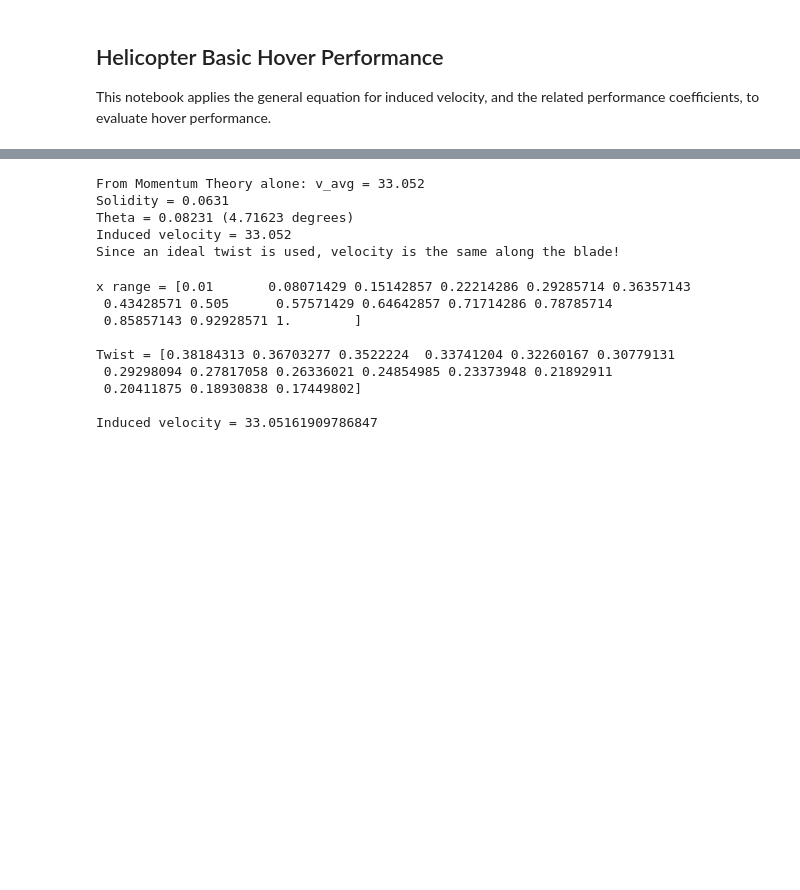
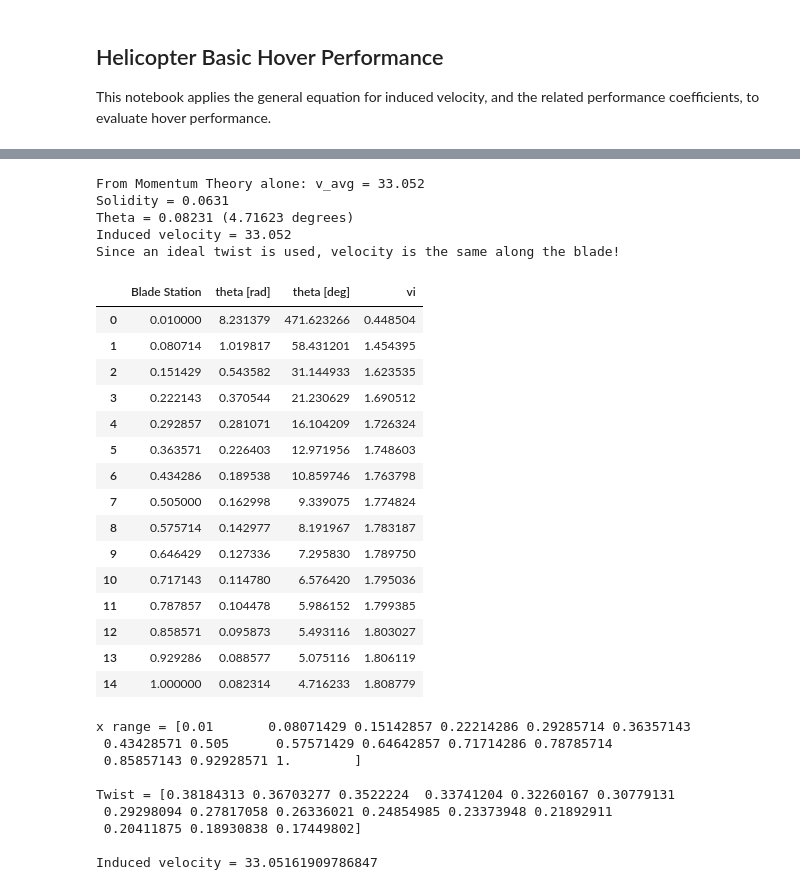
Before and after one commit to Czarified/helipypter, a Jupyter notebook: hoverPerformance.ipynb, the cells around one changed output, grey strips where cells are left out. Saved outputs shown, nothing was run; the diff lists cells and outputs as text; code cells hidden in the pictures; blank space fills up the shorter version.

```diff
--- a/hoverPerformance.ipynb
+++ b/hoverPerformance.ipynb
@@ -55,6 +55,11 @@ def phi_tip(vi: float, V: float, Omega: float, R: float):
     '''
     Calculates the inflow angle, using an induced velocity, climb rate,
     and tip speed.
+
+    vi: induced velocity
+    V : climb velocity
+    Omega: angular speed (rotation or rotor)
+    R : rotor radius
 
     Ensure consistent units are used!
     '''
@@ -96,9 +101,9 @@ def local_solidity(b: int,
     return b*c/(math.pi*R)
 
 
-def vel_i(Ohm: float,
+def vel_i(theta: float,
+          Ohm: float,
           solidity_x: float,
-          theta: float,
           R: float,
           x: float,
           a: float = 2*math.pi,
@@ -106,6 +111,7 @@ def vel_i(Ohm: float,
          ):
     '''
     This function calculates the induced velocity, based on design parameters.
+    Gessow-Myers Eq 4-7.
 
     Ensure that consistent units are used!
     '''
@@ -135,7 +141,8 @@ BLADES = 4         # []
 DIAMETER = 35      # [ft]
 R = DIAMETER/2     # [ft]
 CHORD = 10.4/12    # [ft]    ; from the example in lecture 7
-Ohm = 756/R        # [rad/s] ; from the example in lecture 7
+OMEGA = 756/R      # [rad/s] ; from the example in lecture 7
+a = 2*math.pi
 
 atm = coesa.table(0) # an atmosphere at 0 height
 rho = atm[3]/515   # [slugs/ft3] ; coesa returns rho in SI units (kg/m3)/515 = slugs/ft3
@@ -144,40 +151,68 @@ sol = local_solidity(b=BLADES, c=CHORD, x=1, R=R)
 # %%
 ## For an ideal twist, what is the induced velocity and blade angle?
 
-theta = theta_tip_ideal(thrust_Ct_mom(THRUST, R, rho, Ohm),                               # The Ct from mom. theory
+theta_t = theta_tip_ideal(thrust_Ct_mom(THRUST, R, rho, OMEGA),                           # The Ct from mom. theory
                         sol,                                                              # Solidity
                         2*math.pi,                                                        # Lift curve slope
                         phi_tip(vi = mom_Theory_vi(T=THRUST, rho=rho, A=math.pi*R**2),    # Inflow angle, based on momentum theory
                                 V = 0,
-                                Omega = Ohm,
+                                Omega = OMEGA,
                                 R = R
                                )
                        )
 
 print('From Momentum Theory alone: v_avg = {:.5}'.format(mom_Theory_vi(T=5000,
                                                          rho=rho,
                                                          A=math.pi*R**2)
                                                         )
      )
 
-vi = vel_i(Ohm = Ohm,
+vi = vel_i(Ohm = OMEGA,
       solidity_x = sol,
-      theta = theta,
+      theta = theta_T,
       R = R,
-      x = 1,
+      x = 1
      )
 
 
 print('Solidity = {:.3}'.format(sol))
 print('Theta = {:.5f} ({:.5f} degrees)'.format(theta, math.degrees(theta)))
 print('Induced velocity = {:.5}'.format(vi))
 print('Since an ideal twist is used, velocity is the same along the blade!')
+
+
+x = np.linspace(0.01, 1, num=15)
+df = pd.DataFrame(x, columns=['Blade Station'])
+df['theta [rad]'] = theta_t/df['Blade Station']
+df['theta [deg]'] = np.rad2deg(df['theta [rad]'])
+t = list(df['theta [rad]'])
+vi = []
+for val, sta in zip(t, x):
+    vi.append(vel_i(OMEGA, sol, val, R, sta))
+
+df['vi'] = vi
 # %% [output]
 From Momentum Theory alone: v_avg = 33.052
 Solidity = 0.0631
 Theta = 0.08231 (4.71623 degrees)
 Induced velocity = 33.052
 Since an ideal twist is used, velocity is the same along the blade!
+|  | Blade Station | theta [rad] | theta [deg] | vi |
+| 0 | 0.010000 | 8.231379 | 471.623266 | 0.448504 |
+| 1 | 0.080714 | 1.019817 | 58.431201 | 1.454395 |
+| 2 | 0.151429 | 0.543582 | 31.144933 | 1.623535 |
+| 3 | 0.222143 | 0.370544 | 21.230629 | 1.690512 |
+| 4 | 0.292857 | 0.281071 | 16.104209 | 1.726324 |
+| 5 | 0.363571 | 0.226403 | 12.971956 | 1.748603 |
+| 6 | 0.434286 | 0.189538 | 10.859746 | 1.763798 |
+| 7 | 0.505000 | 0.162998 | 9.339075 | 1.774824 |
+| 8 | 0.575714 | 0.142977 | 8.191967 | 1.783187 |
+| 9 | 0.646429 | 0.127336 | 7.295830 | 1.789750 |
+| 10 | 0.717143 | 0.114780 | 6.576420 | 1.795036 |
+| 11 | 0.787857 | 0.104478 | 5.986152 | 1.799385 |
+| 12 | 0.858571 | 0.095873 | 5.493116 | 1.803027 |
+| 13 | 0.929286 | 0.088577 | 5.075116 | 1.806119 |
+| 14 | 1.000000 | 0.082314 | 4.716233 | 1.808779 |
 # %%
 x = np.linspace(0.01, 1, num=15)
 print('x range = {}\n'.format(x))
```
Also changed, not shown: parts of 1 cell of this notebook, 1 other file.
